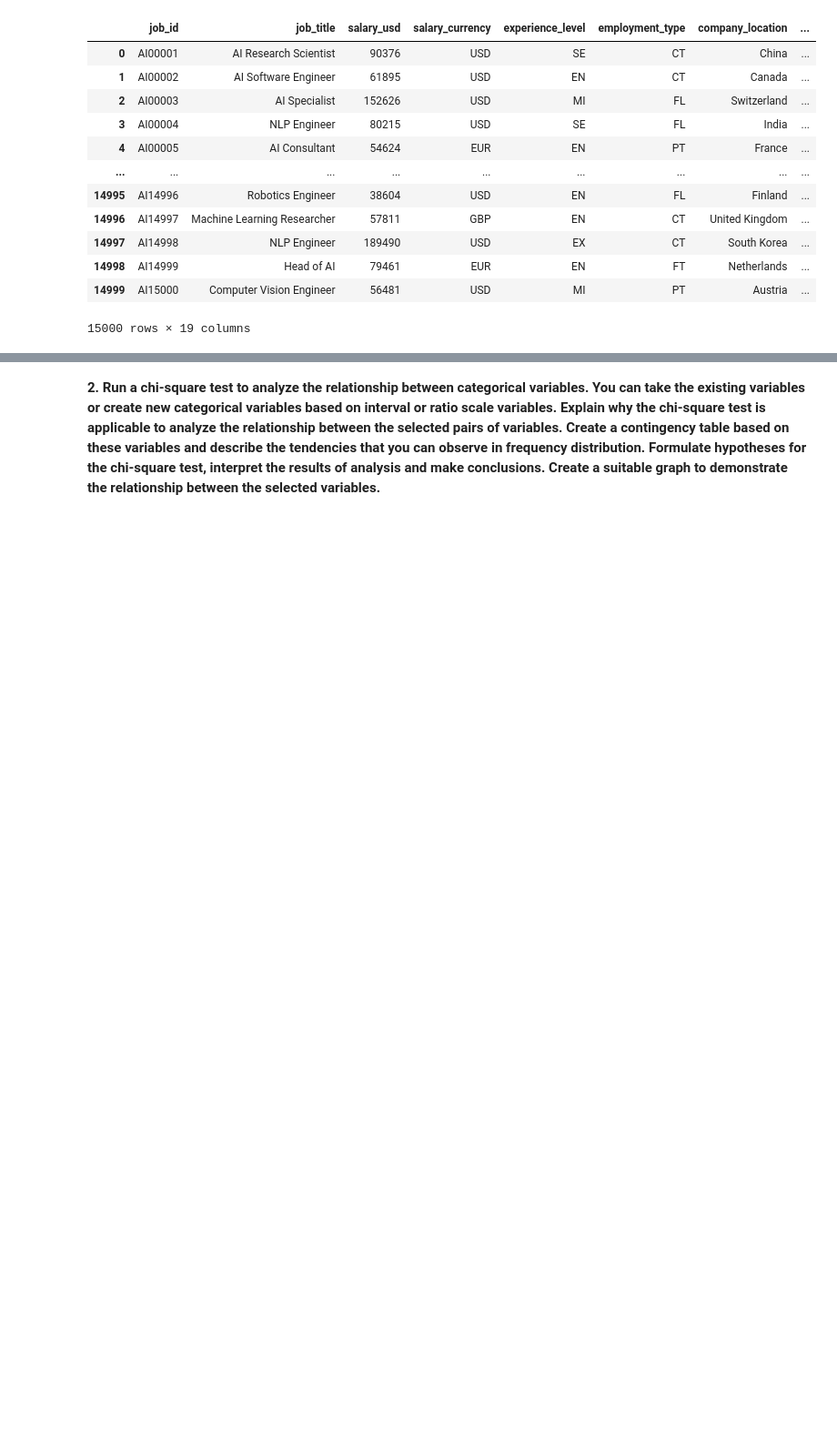
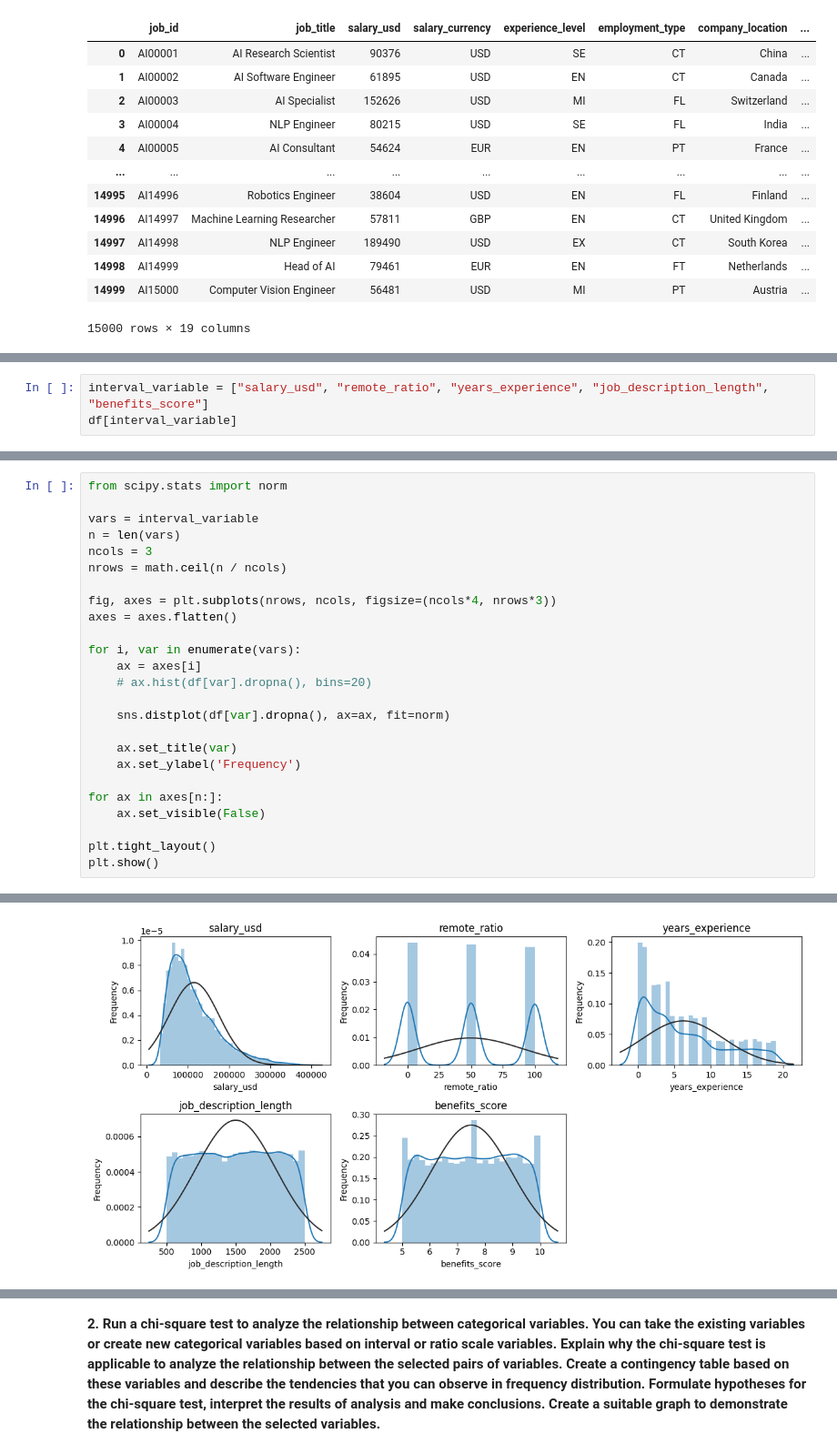
Before and after one commit to alanprawira/data-analyst, a Jupyter notebook: week2/Denune Galang Prawira.ipynb, the cells around one changed output, grey strips where cells are left out. Shown at 91% size. Cells and saved outputs as stored; diff of their text form; blank space fills up the shorter version.

```diff
--- a/week2/Denune Galang Prawira.ipynb
+++ b/week2/Denune Galang Prawira.ipynb
@@ -193,0 +85,3 @@ Not normal
+# %%
+interval_variable = ["salary_usd", "remote_ratio", "years_experience", "job_description_length", "benefits_score"]
+df[interval_variable]
@@ -193,0 +102,26 @@ Not normal
+# %%
+from scipy.stats import norm
+
+vars = interval_variable
+n = len(vars)
+ncols = 3
+nrows = math.ceil(n / ncols)
+
+fig, axes = plt.subplots(nrows, ncols, figsize=(ncols*4, nrows*3))
+axes = axes.flatten()
+
+for i, var in enumerate(vars):
+    ax = axes[i]
+    # ax.hist(df[var].dropna(), bins=20)
+
+    sns.distplot(df[var].dropna(), ax=ax, fit=norm)
+
+    ax.set_title(var)
+    ax.set_ylabel('Frequency')
+
+for ax in axes[n:]:
+    ax.set_visible(False)
+
+plt.tight_layout()
+plt.show()
+# %% [output]
@@ -193,0 +145 @@ Not normal
+[figure, added]
```
Also changed, not shown: parts of 35 cells of this notebook, 1 other file.
